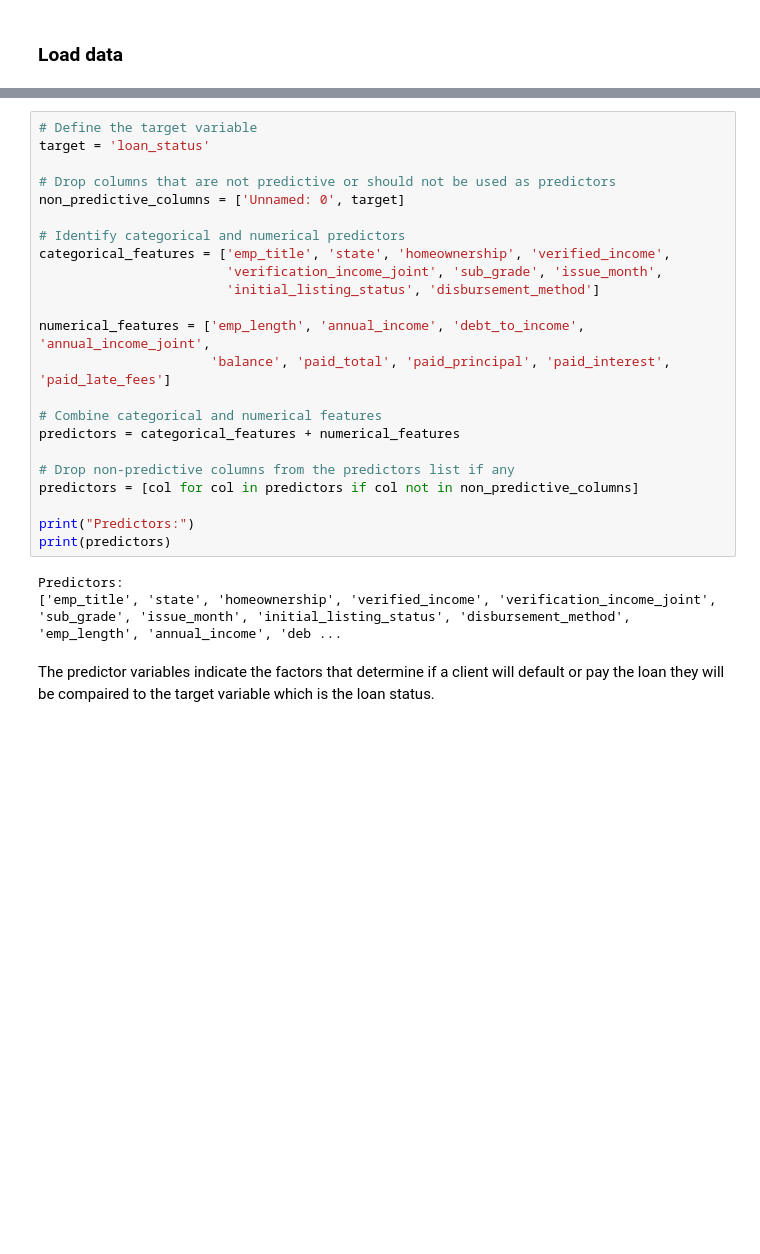
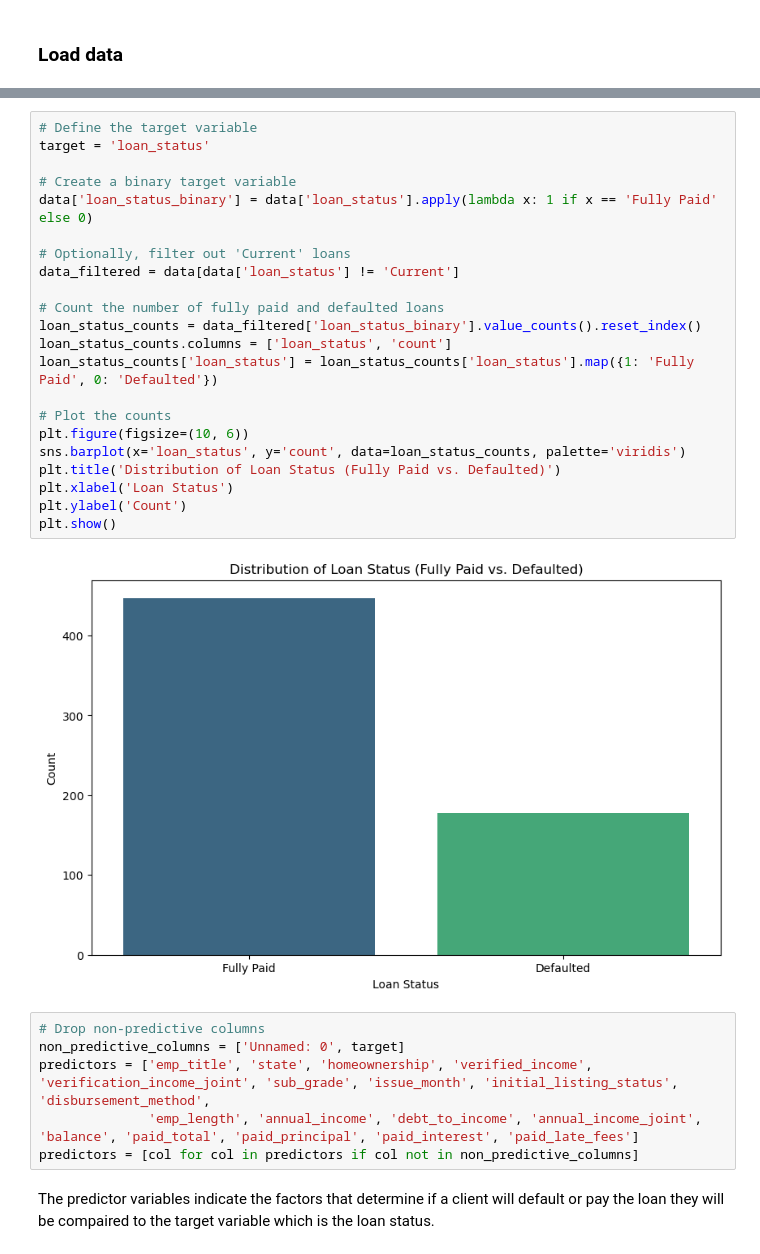
Before and after one commit to Nyabaga/phase-3-project, a Jupyter notebook: Prediction.ipynb, the cells around one changed output, grey strips where cells are left out. Drawn from its saved outputs; the diff is of its cells as text; blank space fills up the shorter version.

```diff
--- a/Prediction.ipynb
+++ b/Prediction.ipynb
@@ -101,29 +101,33 @@ First we will Split the outcome to target variables and predictor variables
+# %%
+# Define the target variable
+target = 'loan_status'
+
+# Create a binary target variable
+data['loan_status_binary'] = data['loan_status'].apply(lambda x: 1 if x == 'Fully Paid' else 0)
+
+# Optionally, filter out 'Current' loans
+data_filtered = data[data['loan_status'] != 'Current']
+
+# Count the number of fully paid and defaulted loans
+loan_status_counts = data_filtered['loan_status_binary'].value_counts().reset_index()
+loan_status_counts.columns = ['loan_status', 'count']
+loan_status_counts['loan_status'] = loan_status_counts['loan_status'].map({1: 'Fully Paid', 0: 'Defaulted'})
+
+# Plot the counts
+plt.figure(figsize=(10, 6))
+sns.barplot(x='loan_status', y='count', data=loan_status_counts, palette='viridis')
+plt.title('Distribution of Loan Status (Fully Paid vs. Defaulted)')
+plt.xlabel('Loan Status')
+plt.ylabel('Count')
+plt.show()
+# %% [output]
+[figure, added]
 # %%
-# Define the target variable
-target = 'loan_status'
-
-# Drop columns that are not predictive or should not be used as predictors
+# Drop non-predictive columns
 non_predictive_columns = ['Unnamed: 0', target]
-
-# Identify categorical and numerical predictors
-categorical_features = ['emp_title', 'state', 'homeownership', 'verified_income',
-                        'verification_income_joint', 'sub_grade', 'issue_month',
-                        'initial_listing_status', 'disbursement_method']
-
-numerical_features = ['emp_length', 'annual_income', 'debt_to_income', 'annual_income_joint',
-                      'balance', 'paid_total', 'paid_principal', 'paid_interest', 'paid_late_fees']
-
-# Combine categorical and numerical features
-predictors = categorical_features + numerical_features
-
-# Drop non-predictive columns from the predictors list if any
+predictors = ['emp_title', 'state', 'homeownership', 'verified_income', 'verification_income_joint', 'sub_grade', 'issue_month', 'initial_listing_status', 'disbursement_method',
+              'emp_length', 'annual_income', 'debt_to_income', 'annual_income_joint', 'balance', 'paid_total', 'paid_principal', 'paid_interest', 'paid_late_fees']
 predictors = [col for col in predictors if col not in non_predictive_columns]
-
-print("Predictors:")
-print(predictors)
-# %% [output]
-Predictors:
-['emp_title', 'state', 'homeownership', 'verified_income', 'verification_income_joint', 'sub_grade', 'issue_month', 'initial_listing_status', 'disbursement_method', 'emp_length', 'annual_income', 'deb ...
 # %% [markdown]
 The predictor variables indicate the factors that determine if a client will default or pay the loan they will be compaired to the target variable which is the loan status.
 # %% [markdown]
```
Also changed, not shown: parts of 13 cells of this notebook, 2 other files.
